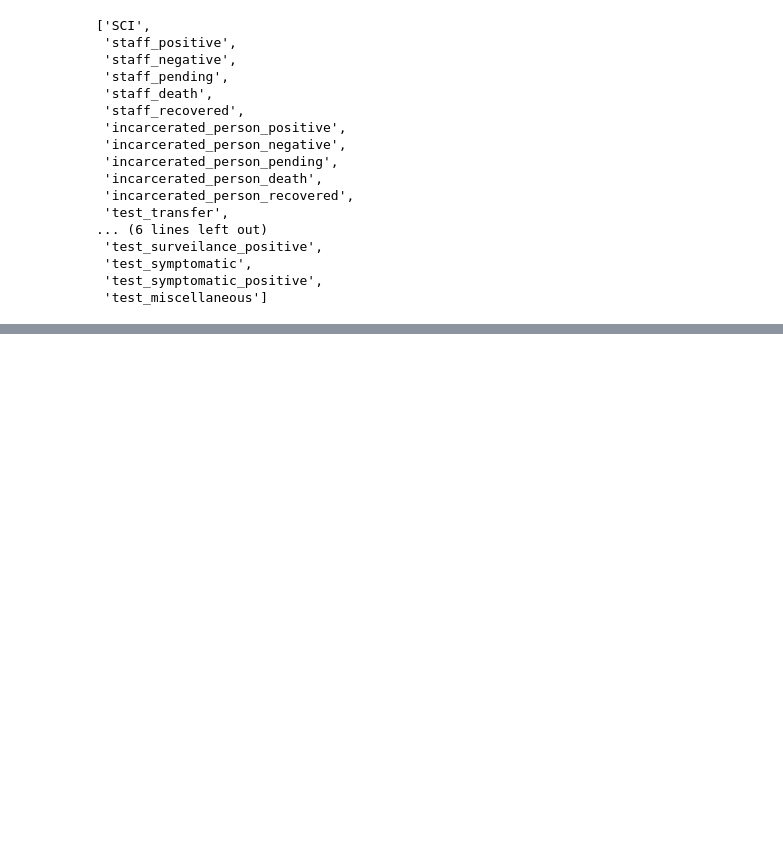
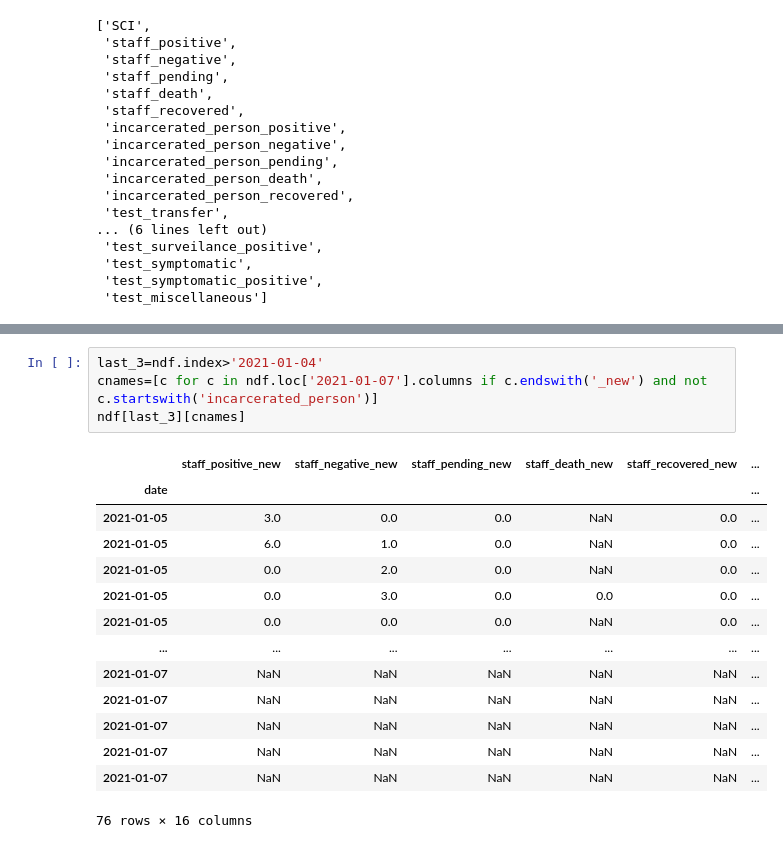
Before and after one commit to jmparelman/PA-SCI_COVID19, a Jupyter notebook: notebooks/plot_DOC_testing_case_data.ipynb, the cells around one changed output, grey strips where cells are left out. Saved outputs shown, nothing was run; the diff lists cells and outputs as text; blank space fills up the shorter version.

```diff
--- a/notebooks/plot_DOC_testing_case_data.ipynb
+++ b/notebooks/plot_DOC_testing_case_data.ipynb
@@ -258,0 +321,19 @@ cols_for_comparison
+# %%
+last_3=ndf.index>'2021-01-04'
+cnames=[c for c in ndf.loc['2021-01-07'].columns if c.endswith('_new') and not c.startswith('incarcerated_person')]
+ndf[last_3][cnames]
+# %% [output]
+|  | staff_positive_new | staff_negative_new | staff_pending_new | staff_death_new | staff_recovered_new | ... |
+| date |  |  |  |  |  | ... |
+| 2021-01-05 | 3.0 | 0.0 | 0.0 | NaN | 0.0 | ... |
+| 2021-01-05 | 6.0 | 1.0 | 0.0 | NaN | 0.0 | ... |
+| 2021-01-05 | 0.0 | 2.0 | 0.0 | NaN | 0.0 | ... |
+| 2021-01-05 | 0.0 | 3.0 | 0.0 | 0.0 | 0.0 | ... |
+| 2021-01-05 | 0.0 | 0.0 | 0.0 | NaN | 0.0 | ... |
+| ... | ... | ... | ... | ... | ... | ... |
+| 2021-01-07 | NaN | NaN | NaN | NaN | NaN | ... |
+| 2021-01-07 | NaN | NaN | NaN | NaN | NaN | ... |
+| 2021-01-07 | NaN | NaN | NaN | NaN | NaN | ... |
+| 2021-01-07 | NaN | NaN | NaN | NaN | NaN | ... |
+| 2021-01-07 | NaN | NaN | NaN | NaN | NaN | ... |
+76 rows × 16 columns
```
Also changed, not shown: parts of 8 cells of this notebook, 1 other file.
